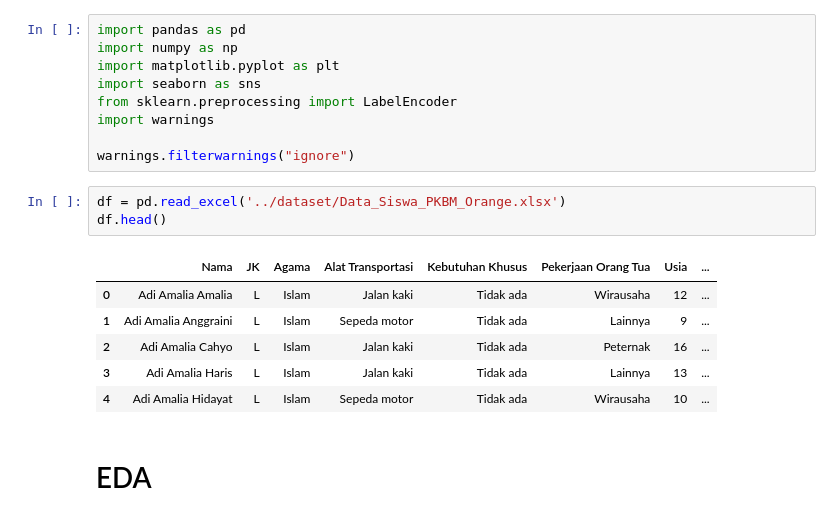
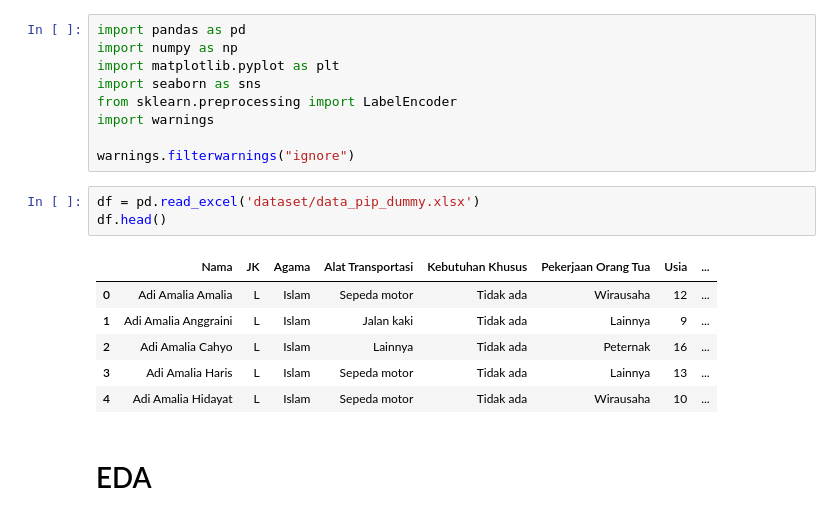
Before and after one commit to Tagenshin/capstone_spk_pip, a Jupyter notebook: ml/cleaning.ipynb, the cells around one changed output. Saved outputs shown, nothing was run; the diff lists cells and outputs as text.

```diff
--- a/ml/cleaning_data/cleaning.ipynb
+++ b/ml/cleaning.ipynb
@@ -10,14 +10,14 @@ import warnings
 
 warnings.filterwarnings("ignore")
 # %%
-df = pd.read_excel('../dataset/Data_Siswa_PKBM_Orange.xlsx')
+df = pd.read_excel('dataset/data_pip_dummy.xlsx')
 df.head()
 # %% [output]
 |  | Nama | JK | Agama | Alat Transportasi | Kebutuhan Khusus | Pekerjaan Orang Tua | Usia | ... |
-| 0 | Adi Amalia Amalia | L | Islam | Jalan kaki | Tidak ada | Wirausaha | 12 | ... |
-| 1 | Adi Amalia Anggraini | L | Islam | Sepeda motor | Tidak ada | Lainnya | 9 | ... |
-| 2 | Adi Amalia Cahyo | L | Islam | Jalan kaki | Tidak ada | Peternak | 16 | ... |
-| 3 | Adi Amalia Haris | L | Islam | Jalan kaki | Tidak ada | Lainnya | 13 | ... |
+| 0 | Adi Amalia Amalia | L | Islam | Sepeda motor | Tidak ada | Wirausaha | 12 | ... |
+| 1 | Adi Amalia Anggraini | L | Islam | Jalan kaki | Tidak ada | Lainnya | 9 | ... |
+| 2 | Adi Amalia Cahyo | L | Islam | Lainnya | Tidak ada | Peternak | 16 | ... |
+| 3 | Adi Amalia Haris | L | Islam | Sepeda motor | Tidak ada | Lainnya | 13 | ... |
 | 4 | Adi Amalia Hidayat | L | Islam | Sepeda motor | Tidak ada | Wirausaha | 10 | ... |
 # %% [markdown]
 # EDA
```
Also changed, not shown: parts of 3 cells of this notebook, 7 other files.
